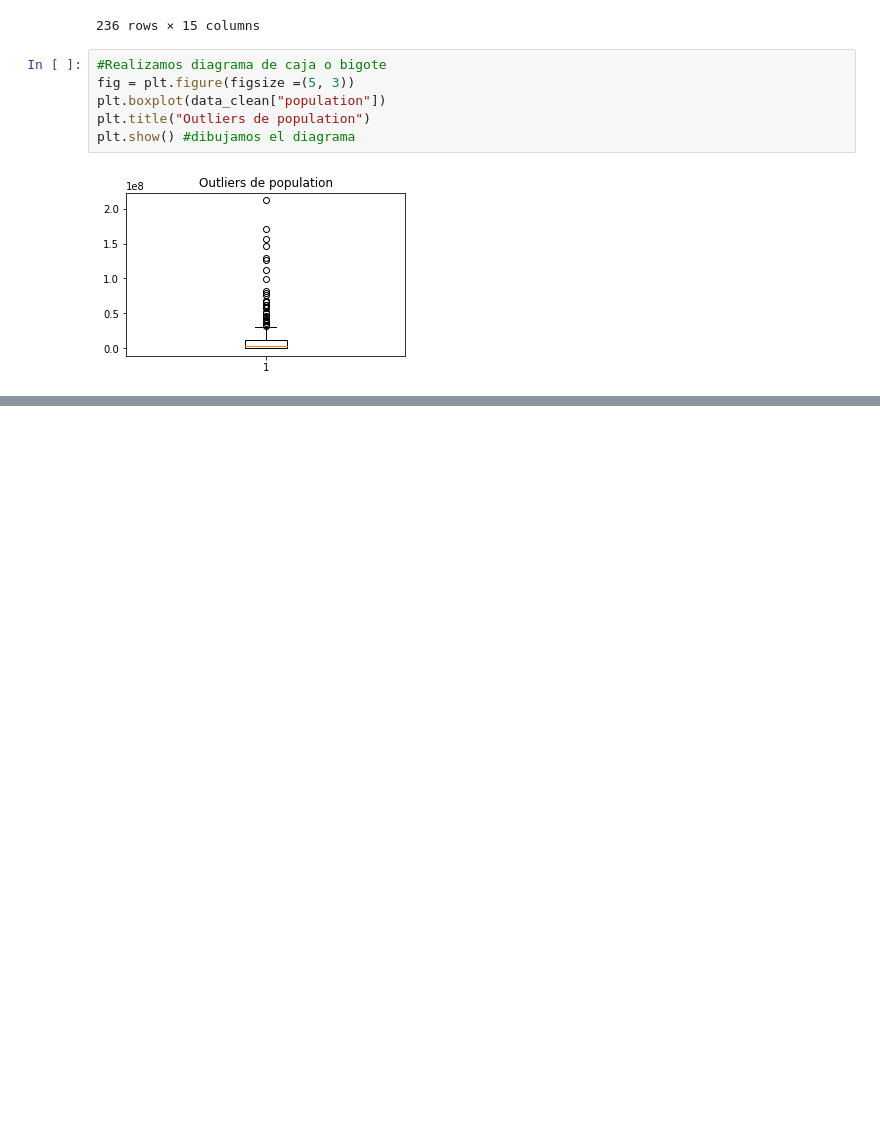
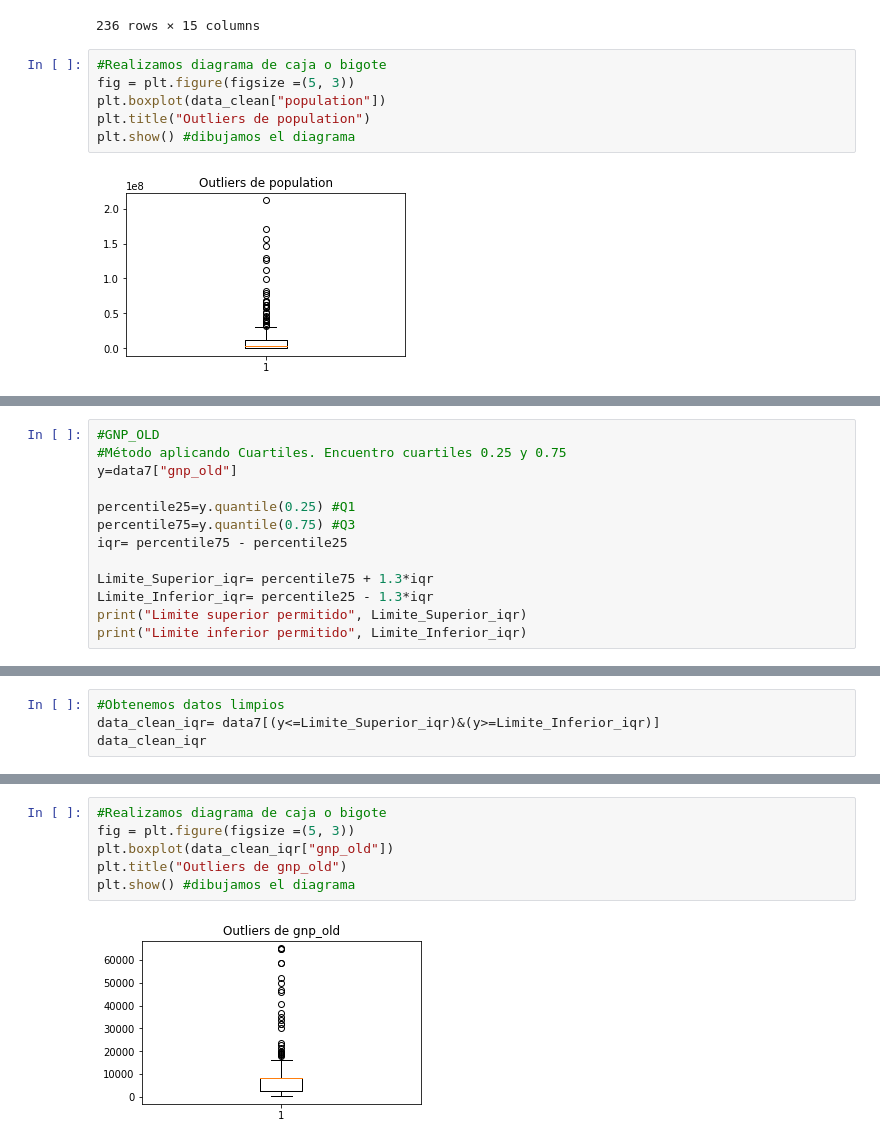
Before and after one commit to ElizabethCobos/RetoFinal, a Jupyter notebook: RetoFinal.ipynb, the cells around one changed output, grey strips where cells are left out. Cells and saved outputs as stored; diff of their text form; blank space fills up the shorter version.

```diff
--- a/RetoFinal.ipynb
+++ b/RetoFinal.ipynb
@@ -453,0 +456,13 @@ plt.show() #dibujamos el diagrama
+# %%
+#GNP_OLD
+#Método aplicando Cuartiles. Encuentro cuartiles 0.25 y 0.75
+y=data7["gnp_old"]
+
+percentile25=y.quantile(0.25) #Q1
+percentile75=y.quantile(0.75) #Q3
+iqr= percentile75 - percentile25
+
+Limite_Superior_iqr= percentile75 + 1.3*iqr
+Limite_Inferior_iqr= percentile25 - 1.3*iqr
+print("Limite superior permitido", Limite_Superior_iqr)
+print("Limite inferior permitido", Limite_Inferior_iqr)
@@ -453,0 +494,4 @@ plt.show() #dibujamos el diagrama
+# %%
+#Obtenemos datos limpios
+data_clean_iqr= data7[(y<=Limite_Superior_iqr)&(y>=Limite_Inferior_iqr)]
+data_clean_iqr
@@ -453,0 +512,8 @@ plt.show() #dibujamos el diagrama
+# %%
+#Realizamos diagrama de caja o bigote
+fig = plt.figure(figsize =(5, 3))
+plt.boxplot(data_clean_iqr["gnp_old"])
+plt.title("Outliers de gnp_old")
+plt.show() #dibujamos el diagrama
+# %% [output]
+[figure, added]
```
Also changed, not shown: parts of 31 cells of this notebook.
